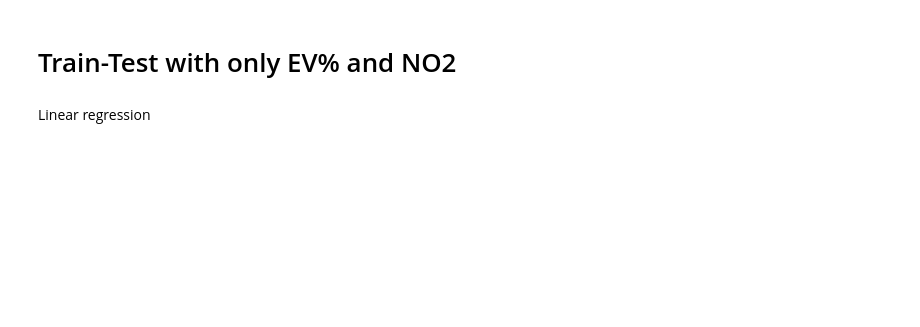
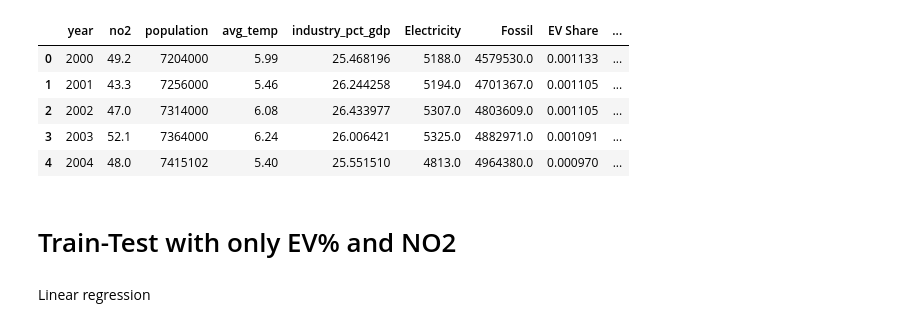
Before and after one commit to ChacoGolden/DSML_EV, a Jupyter notebook: train_test.ipynb, the cells around one changed output. Saved outputs shown, nothing was run; the diff lists cells and outputs as text; code cells hidden in the pictures; blank space fills up the shorter version.

```diff
--- a/train_test.ipynb
+++ b/train_test.ipynb
@@ -10,3 +20,16 @@ swiss_df = pd.read_csv('https://raw.githubusercontent.com/ChacoGolden/DSML_EV/re
+# %%
+swiss_df['EV Share'] = swiss_df['Electricity'] / swiss_df['Fossil']
+swiss_df['log_population'] = np.log(swiss_df['population'])
+swiss_df = pd.merge(no2_df, swiss_df, on='year', how='inner')
+
+swiss_df.head()
+# %% [output]
+|  | year | no2 | population | avg_temp | industry_pct_gdp | Electricity | Fossil | EV Share | ... |
+| 0 | 2000 | 49.2 | 7204000 | 5.99 | 25.468196 | 5188.0 | 4579530.0 | 0.001133 | ... |
+| 1 | 2001 | 43.3 | 7256000 | 5.46 | 26.244258 | 5194.0 | 4701367.0 | 0.001105 | ... |
+| 2 | 2002 | 47.0 | 7314000 | 6.08 | 26.433977 | 5307.0 | 4803609.0 | 0.001105 | ... |
+| 3 | 2003 | 52.1 | 7364000 | 6.24 | 26.006421 | 5325.0 | 4882971.0 | 0.001091 | ... |
+| 4 | 2004 | 48.0 | 7415102 | 5.40 | 25.551510 | 4813.0 | 4964380.0 | 0.000970 | ... |
 # %% [markdown]
 # Train-Test with only EV% and NO2
 # %% [markdown]
```
Also changed, not shown: parts of 22 cells of this notebook.
